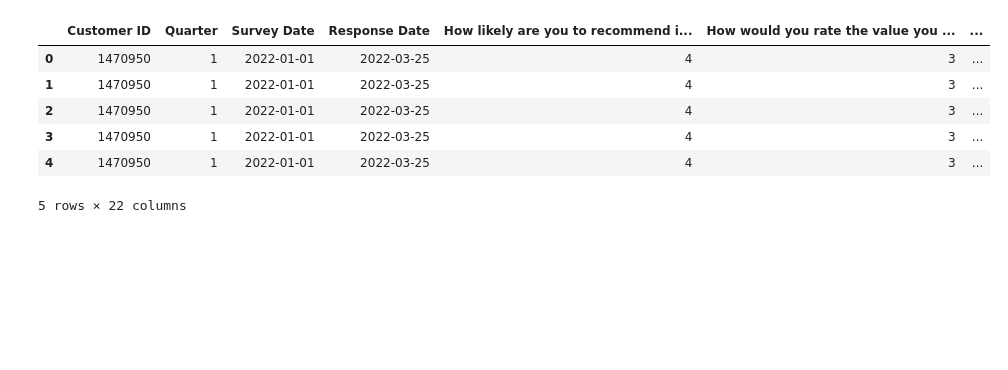
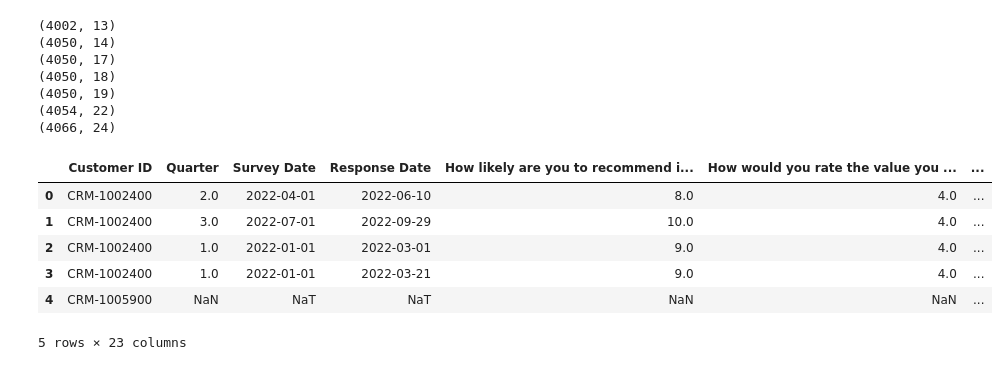
Before and after one commit to EfeDogan/datathon, a Jupyter notebook: main.ipynb, the cells around one changed output. Cells and saved outputs as stored; diff of their text form; code cells hidden in the pictures; blank space fills up the shorter version.

```diff
--- a/main.ipynb
+++ b/main.ipynb
@@ -6,43 +6,61 @@ import matplotlib.pyplot as plt
 # %%
 # load datasets and merge on by ID
 survey_data = pd.read_csv('data/CSAT_Survey_Data.csv')
 age_data = pd.read_csv('data/Customer_Age_Data.csv')
 mrr_data = pd.read_csv('data/Customer_MRR_Data.csv')
 revenue_data = pd.read_csv('data/Customer_Revenue_Data.csv')
 ticket_data = pd.read_csv('data/Help_Ticket_Data.csv')
 interaction_data = pd.read_csv('data/Newsletter_Interaction_Data.csv')
 bugtask_data = pd.read_csv('data/Product_Bug_Task_Data.csv')
 region_data = pd.read_csv('data/RegionAndVertical_Data.csv')
 status_data = pd.read_csv('data/StatusAndLevel_Data.csv')
 
 # change column name on age data
 age_data.rename(columns={'CRM ID':'Customer ID','Customer Age (Months)':'Age'}, inplace=True)
 
+survey_data["order"] = survey_data.groupby("Customer ID").cumcount()
+bugtask_data["order"] = bugtask_data.groupby("Customer ID").cumcount()
+
 # merge all datasets
-df = pd.merge(survey_data, age_data, on='Customer ID')
-df = pd.merge(df, mrr_data, on='Customer ID')
-df = pd.merge(df, revenue_data, on='Customer ID')
-df = pd.merge(df, ticket_data, on='Customer ID')
-df = pd.merge(df, interaction_data, on='Customer ID')
-df = pd.merge(df, bugtask_data, on='Customer ID')
-df = pd.merge(df, region_data, on='Customer ID')
-df = pd.merge(df, status_data, on='Customer ID')
+df = pd.merge(survey_data, age_data, on='Customer ID', how='outer')
+print(df.shape)
+df = pd.merge(df, mrr_data, on='Customer ID', how='outer')
+print(df.shape)
+df = pd.merge(df, revenue_data, on='Customer ID', how='outer')
+df = pd.merge(df, ticket_data, on='Customer ID', how='outer')
+print(df.shape)
+df = pd.merge(df, interaction_data, on='Customer ID', how='outer')
+print(df.shape)
+df = pd.merge(df, bugtask_data, on=["Customer ID", "order"], how='outer')
+print(df.shape)
+df = pd.merge(df, region_data, on='Customer ID', how='outer')
+print(df.shape)
+df = pd.merge(df, status_data, on='Customer ID', how='outer')
+print(df.shape)
 
 # change dates to datetime
 df["Survey Date"] = pd.to_datetime(df["Survey Date"])
 df["Response Date"] = pd.to_datetime(df["Response Date"])
+df['MRR'] = df['MRR'].replace('[\$,]', '', regex=True).astype(float)
 
 # split CRM- from the customer id
-df['Customer ID'] = df['Customer ID'].apply(lambda x: x.split('CRM-')[1])
+# df['Customer ID'] = df['Customer ID'].apply(lambda x: x.split('CRM-')[1])
 
 df.drop(columns=['Year'], inplace=True)
 
 df.head()
 # %% [output]
+(4002, 13)
+(4050, 14)
+(4050, 17)
+(4050, 18)
+(4050, 19)
+(4054, 22)
+(4066, 24)
 |  | Customer ID | Quarter | Survey Date | Response Date | How likely are you to recommend i... | How would you rate the value you ... | ... |
-| 0 | 1470950 | 1 | 2022-01-01 | 2022-03-25 | 4 | 3 | ... |
-| 1 | 1470950 | 1 | 2022-01-01 | 2022-03-25 | 4 | 3 | ... |
-| 2 | 1470950 | 1 | 2022-01-01 | 2022-03-25 | 4 | 3 | ... |
-| 3 | 1470950 | 1 | 2022-01-01 | 2022-03-25 | 4 | 3 | ... |
-| 4 | 1470950 | 1 | 2022-01-01 | 2022-03-25 | 4 | 3 | ... |
+| 0 | CRM-1002400 | 2.0 | 2022-04-01 | 2022-06-10 | 8.0 | 4.0 | ... |
+| 1 | CRM-1002400 | 3.0 | 2022-07-01 | 2022-09-29 | 10.0 | 4.0 | ... |
+| 2 | CRM-1002400 | 1.0 | 2022-01-01 | 2022-03-01 | 9.0 | 4.0 | ... |
+| 3 | CRM-1002400 | 1.0 | 2022-01-01 | 2022-03-21 | 9.0 | 4.0 | ... |
+| 4 | CRM-1005900 | NaN | NaT | NaT | NaN | NaN | ... |
-5 rows × 22 columns
+5 rows × 23 columns
```
Also changed, not shown: parts of 18 cells of this notebook.
